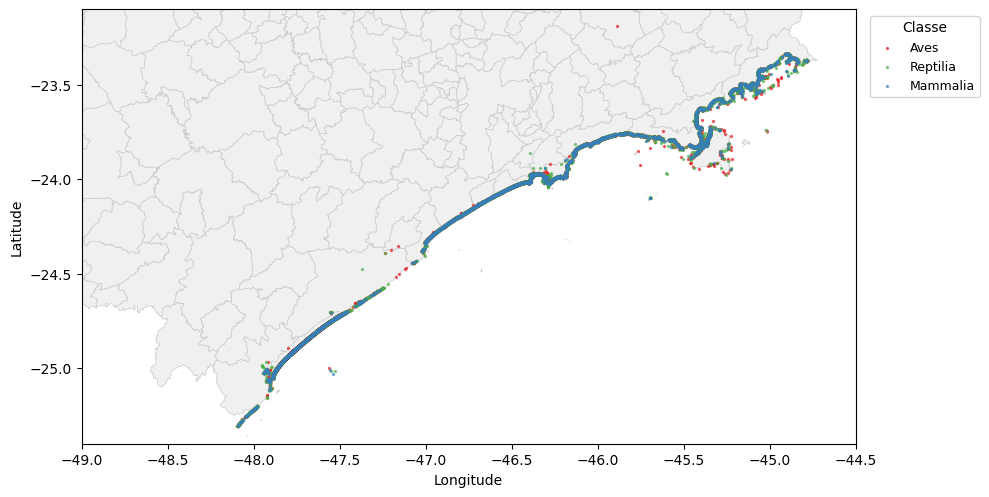
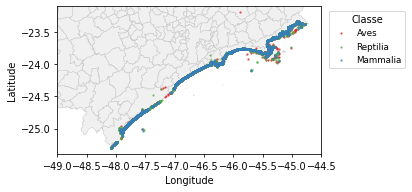
The change to this notebook cell's code, shown as a diff; its figure went from the first image to the second:
--- before
+++ after
@@ -1,9 +1,9 @@
+import matplotlib as mpl
+mpl.rcParams.update({'figure.dpi': 70, 'savefig.dpi': 70})
+
 url_sp = 'https://github.com/alura-cursos/curso_geopandas/raw/main/dados/Estado_SP.shp'
 sp = gpd.read_file(url_sp)
-
-# Garante que o CRS é o mesmo dos encalhes (EPSG:4326)
 sp = sp.to_crs(epsg=4326)
 
-# Filtra apenas o litoral de SP (bounding box)
 gdf_plot_geo = gdf_encalhes[
     gdf_encalhes['Ponto - Lat'].between(-26, -22) &
@@ -11,32 +11,23 @@
 ].copy()
 
-# Define coluna de classe e cores por classe
 col_classe = 'Espécies - Classe_ocor' if 'Espécies - Classe_ocor' in gdf_plot_geo.columns else 'Espécies - Classe'
 cores_por_classe = {
-    'Aves':           '#e41a1c',  # vermelho
-    'Reptilia':       '#4daf4a',  # verde
-    'Mammalia':       '#377eb8',  # azul
-    'Elasmobranchii': '#ff7f00',  # laranja
-    'Sirenia':        '#984ea3',  # roxo
+    'Aves':           '#e41a1c',
+    'Reptilia':       '#4daf4a',
+    'Mammalia':       '#377eb8',
+    'Elasmobranchii': '#ff7f00',
+    'Sirenia':        '#984ea3',
 }
-cor_padrao = '#aaaaaa'
 
-fig, ax = plt.subplots(figsize=(10, 13))
+fig, ax = plt.subplots(figsize=(6, 8))  # era (10, 13)
 
-# Plota o mapa base do estado de SP
 sp.plot(ax=ax, color='#f0f0f0', edgecolor='#cccccc', linewidth=0.5)
 
-# Plota os pontos de encalhe por classe de animal
-classes = gdf_plot_geo[col_classe].dropna().unique()
-for classe in classes:
+for classe in gdf_plot_geo[col_classe].dropna().unique():
     subset = gdf_plot_geo[gdf_plot_geo[col_classe] == classe]
-    cor = cores_por_classe.get(str(classe), cor_padrao)
-    subset.plot(ax=ax, markersize=2, alpha=0.6, color=cor, label=str(classe))
+    subset.plot(ax=ax, markersize=2, alpha=0.6, color=cores_por_classe.get(str(classe), '#aaaaaa'), label=str(classe))
 
-# Ajusta o zoom para o litoral
 ax.set_xlim(-49, -44.5)
 ax.set_ylim(-25.4, -23.1)
-
-
 ax.set_xlabel('Longitude')
 ax.set_ylabel('Latitude')

Commit: Criado usando o Colab